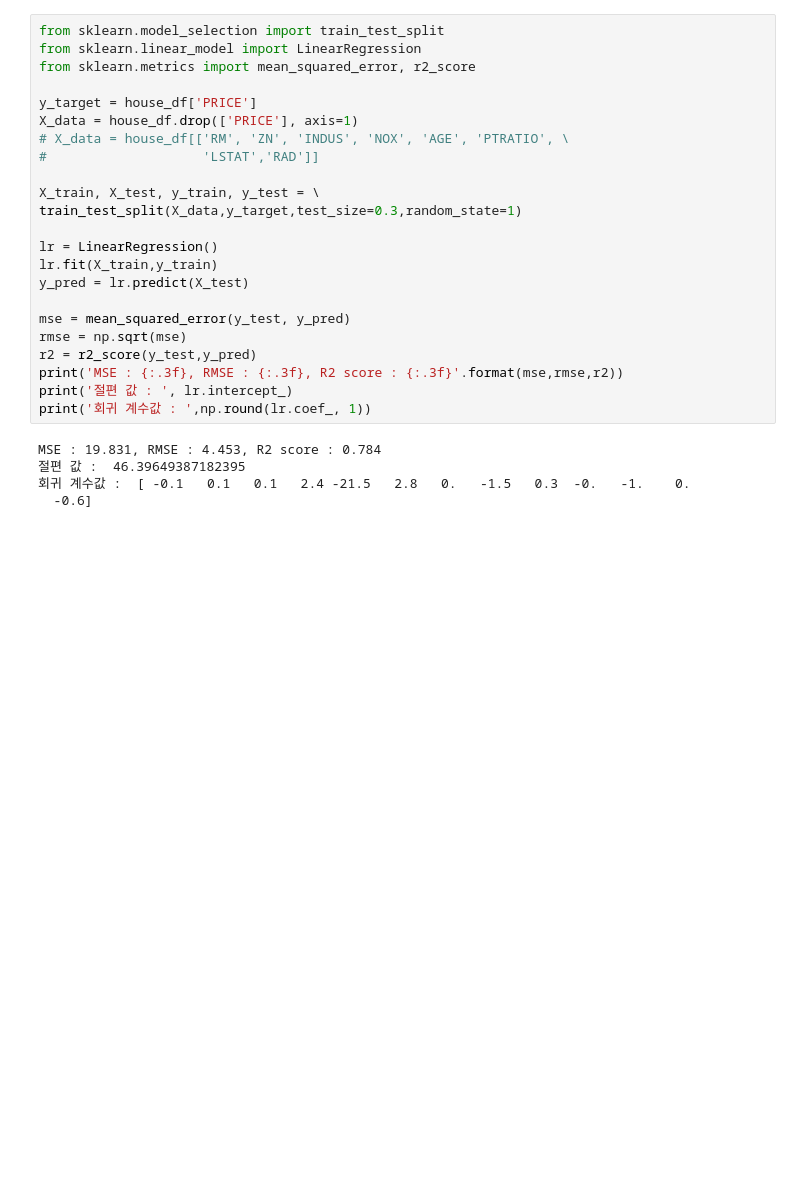
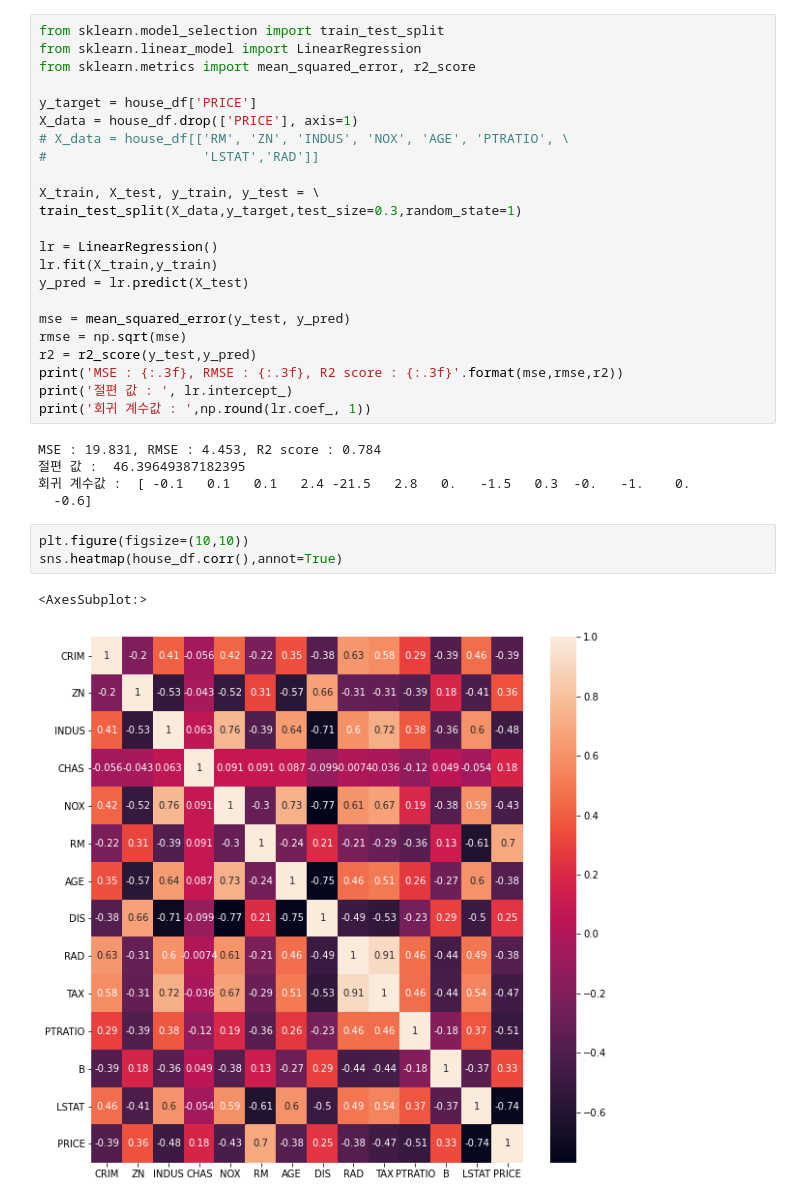
Before and after one commit to bnv20/Caba_ml, a Jupyter notebook: ML52_규제 선형 모델_릿지,라쏘,엘라스틱넷_guide.ipynb, the cells around one changed output. Drawn from its saved outputs; the diff is of its cells as text; blank space fills up the shorter version.

```diff
--- a/ML52_규제 선형 모델_릿지,라쏘,엘라스틱넷_guide.ipynb
+++ b/ML52_규제 선형 모델_릿지,라쏘,엘라스틱넷_guide.ipynb
@@ -67,3 +67,9 @@ MSE : 19.831, RMSE : 4.453, R2 score : 0.784
 절편 값 :  46.39649387182395
 회귀 계수값 :  [ -0.1   0.1   0.1   2.4 -21.5   2.8   0.   -1.5   0.3  -0.   -1.    0.
   -0.6]
+# %%
+plt.figure(figsize=(10,10))
+sns.heatmap(house_df.corr(),annot=True)
+# %% [output]
+<AxesSubplot:>
+[figure, added]
```
Also changed, not shown: parts of 15 cells of this notebook, 1 other file.
